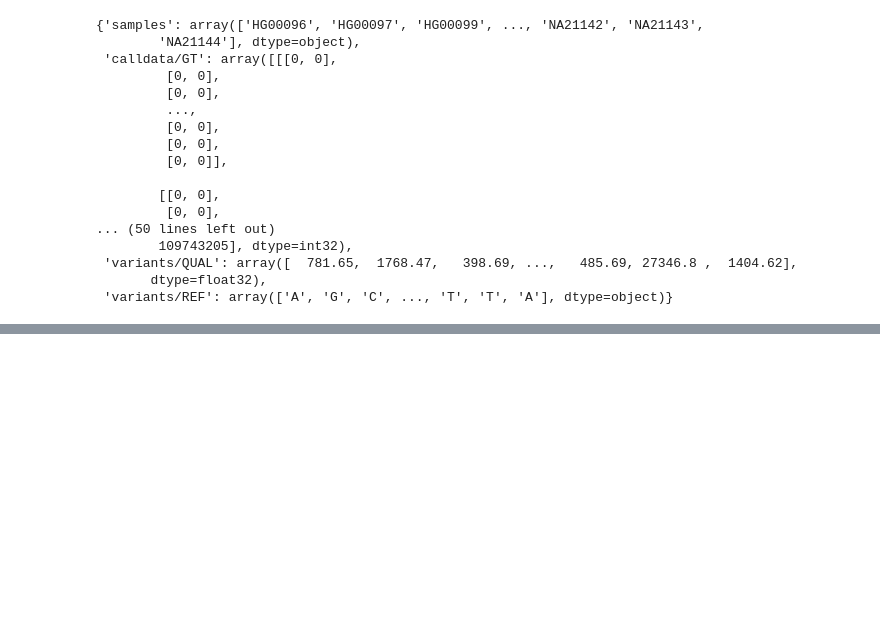
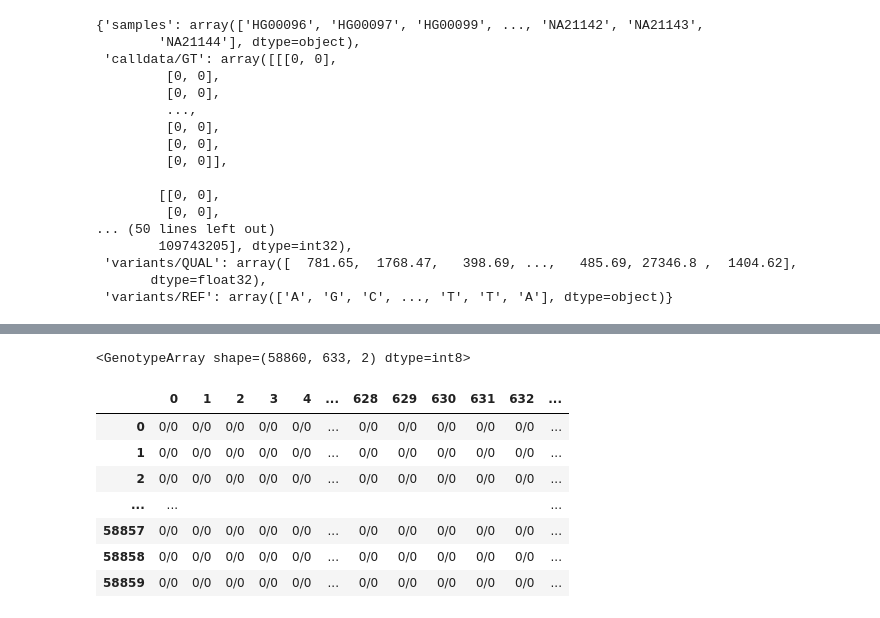
Before and after one commit to BCFZzw/rerun_fwdpy, a Jupyter notebook: jupyter/minimal_pipeline.ipynb, the cells around one changed output, grey strips where cells are left out. Saved outputs shown, nothing was run; the diff lists cells and outputs as text; code cells hidden in the pictures; blank space fills up the shorter version.

```diff
--- a/jupyter/minimal_pipeline.ipynb
+++ b/jupyter/minimal_pipeline.ipynb
@@ -463,0 +259,21 @@ def subset_Dz_computation(snp_window, max_snp_per_subset = 5000):
+# %%
+def select_by_super_population(panel: pd.DataFrame, snp_array: list, super_population :str) -> list:
+    """
+    This will not affect the snp index position
+    """
+    if len(super_population) == 0:
+        return allel.GenotypeArray(snp_array)
+    loc_sample = panel[panel.Superpopulation == super_population].callset_index.values
+    return snp_array.take(loc_sample, axis=1)
+# %%
+select_by_super_population(panel, snp_array, "EUR")
+# %% [output]
+<GenotypeArray shape=(58860, 633, 2) dtype=int8>
+|  | 0 | 1 | 2 | 3 | 4 | ... | 628 | 629 | 630 | 631 | 632 | ... |
+| 0 | 0/0 | 0/0 | 0/0 | 0/0 | 0/0 | ... | 0/0 | 0/0 | 0/0 | 0/0 | 0/0 | ... |
+| 1 | 0/0 | 0/0 | 0/0 | 0/0 | 0/0 | ... | 0/0 | 0/0 | 0/0 | 0/0 | 0/0 | ... |
+| 2 | 0/0 | 0/0 | 0/0 | 0/0 | 0/0 | ... | 0/0 | 0/0 | 0/0 | 0/0 | 0/0 | ... |
+| ... | ... |  |  |  |  |  |  |  |  |  |  | ... |
+| 58857 | 0/0 | 0/0 | 0/0 | 0/0 | 0/0 | ... | 0/0 | 0/0 | 0/0 | 0/0 | 0/0 | ... |
+| 58858 | 0/0 | 0/0 | 0/0 | 0/0 | 0/0 | ... | 0/0 | 0/0 | 0/0 | 0/0 | 0/0 | ... |
+| 58859 | 0/0 | 0/0 | 0/0 | 0/0 | 0/0 | ... | 0/0 | 0/0 | 0/0 | 0/0 | 0/0 | ... |
```
Also changed, not shown: parts of 50 cells of this notebook.
